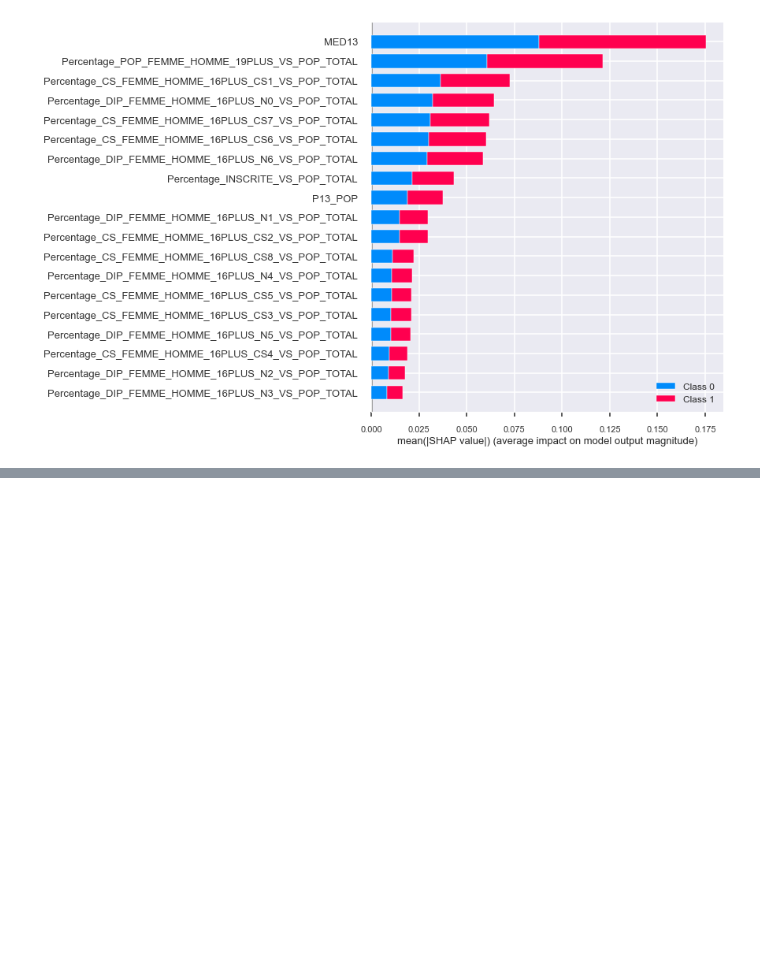
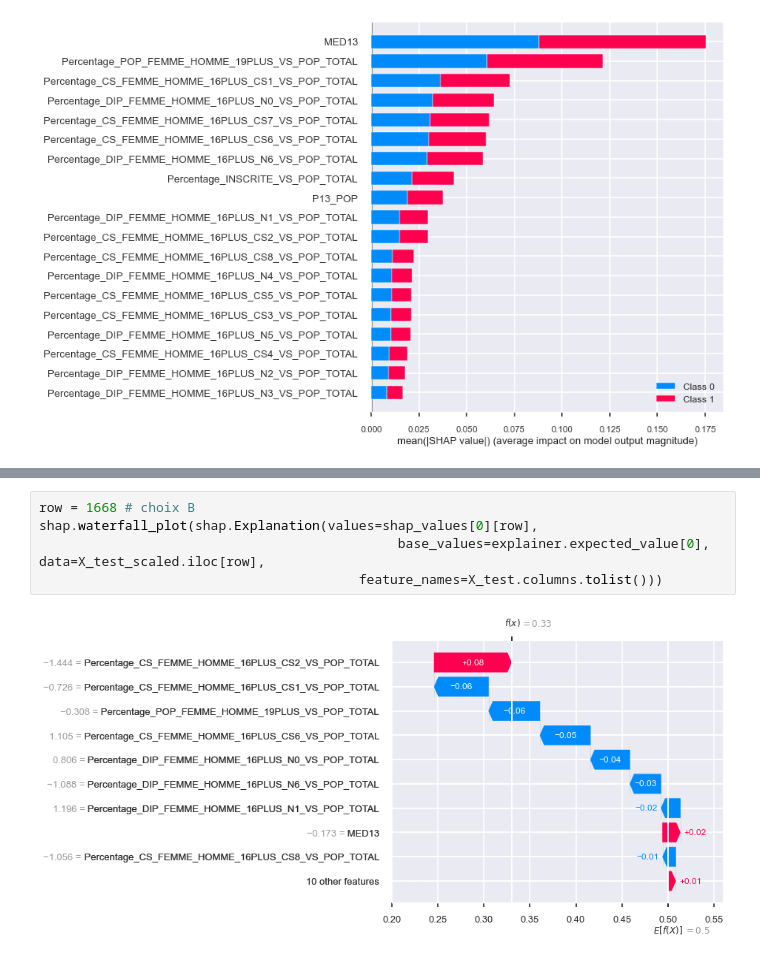
Before and after one commit to vv9gagner/referendum, a Jupyter notebook: machine_learning_deep_learning.ipynb, the cells around one changed output, grey strips where cells are left out. Saved outputs shown, nothing was run; the diff lists cells and outputs as text; blank space fills up the shorter version.

```diff
--- a/machine_learning_deep_learning.ipynb
+++ b/machine_learning_deep_learning.ipynb
@@ -535,0 +617,7 @@ shap.summary_plot(shap_values, X_test_scaled, plot_type="bar")
+# %%
+row = 1668 # choix B
+shap.waterfall_plot(shap.Explanation(values=shap_values[0][row],
+                                              base_values=explainer.expected_value[0], data=X_test_scaled.iloc[row],
+                                         feature_names=X_test.columns.tolist()))
+# %% [output]
+[figure, added]
```
Also changed, not shown: parts of 20 cells of this notebook.
